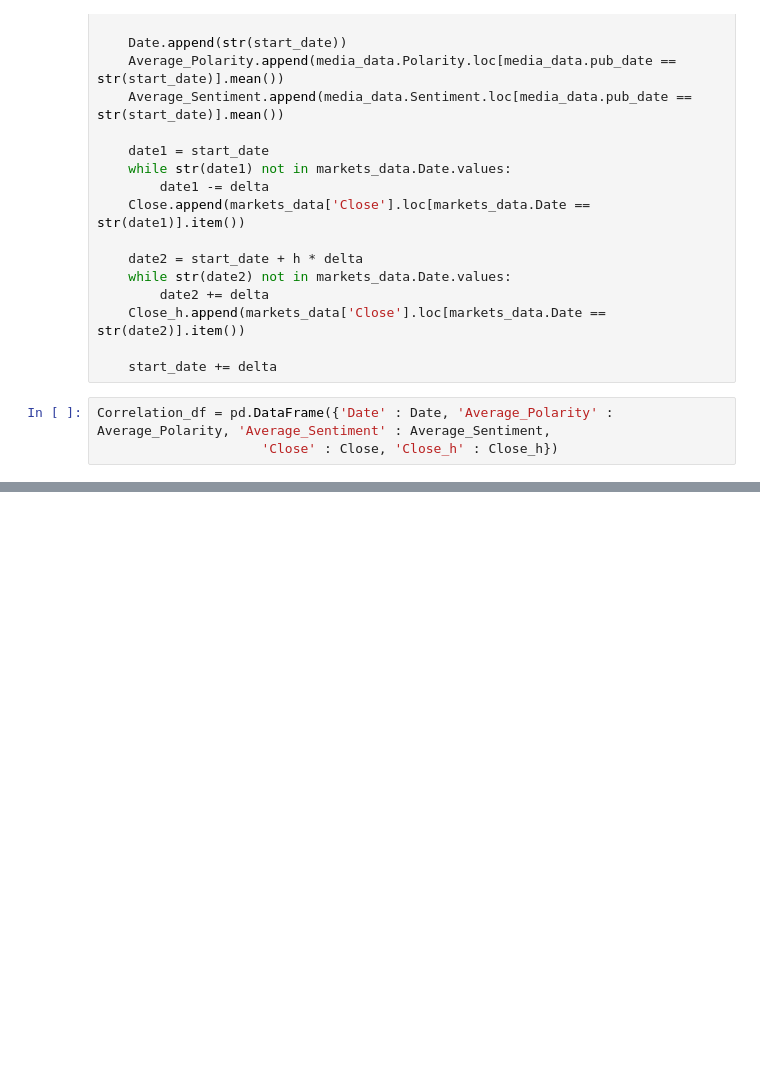
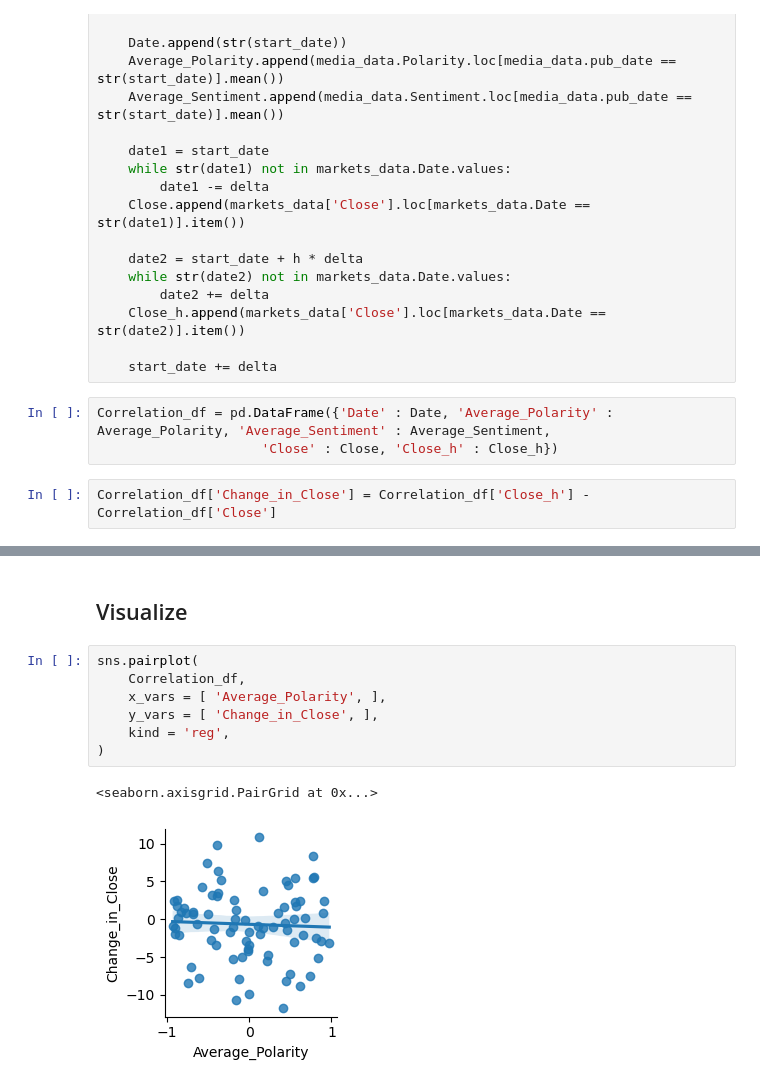
Before and after one commit to zhafen/markets-and-the-media, a Jupyter notebook: exploratory_data_analysis/Correlation_DataFrame.ipynb, the cells around one changed output, grey strips where cells are left out. Saved outputs shown, nothing was run; the diff lists cells and outputs as text; blank space fills up the shorter version.

```diff
--- a/exploratory_data_analysis/Correlation_DataFrame.ipynb
+++ b/exploratory_data_analysis/Correlation_DataFrame.ipynb
@@ -152,6 +153,8 @@ while (start_date <= end_date):
 # %%
 Correlation_df = pd.DataFrame({'Date' : Date, 'Average_Polarity' : Average_Polarity, 'Average_Sentiment' : Average_Sentiment,
                      'Close' : Close, 'Close_h' : Close_h})
+# %%
+Correlation_df['Change_in_Close'] = Correlation_df['Close_h'] - Correlation_df['Close']
 # %%
 print(Correlation_df)
 # %% [output]
@@ -171,0 +178,12 @@ print(Correlation_df)
+# %% [markdown]
+## Visualize
+# %%
+sns.pairplot(
+    Correlation_df,
+    x_vars = [ 'Average_Polarity', ],
+    y_vars = [ 'Change_in_Close', ],
+    kind = 'reg',
+)
+# %% [output]
+<seaborn.axisgrid.PairGrid at 0x...>
+[figure, added]
```
Also changed, not shown: parts of 6 cells of this notebook, 3 other files.
